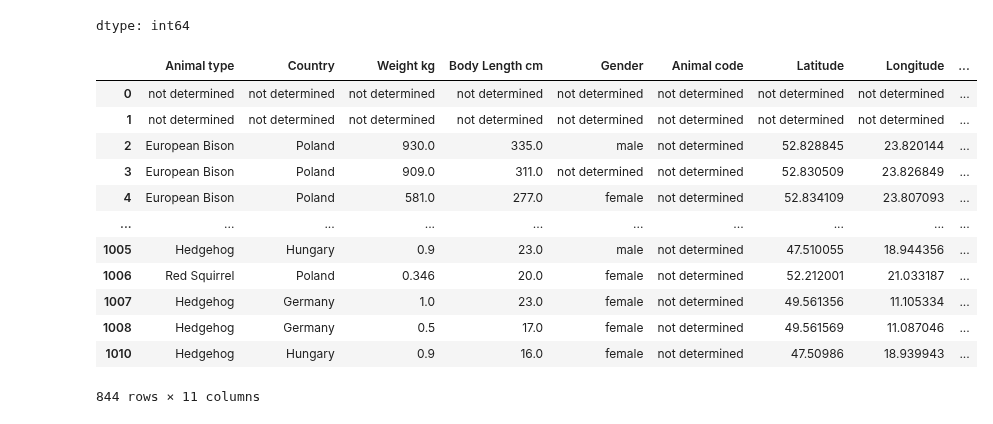
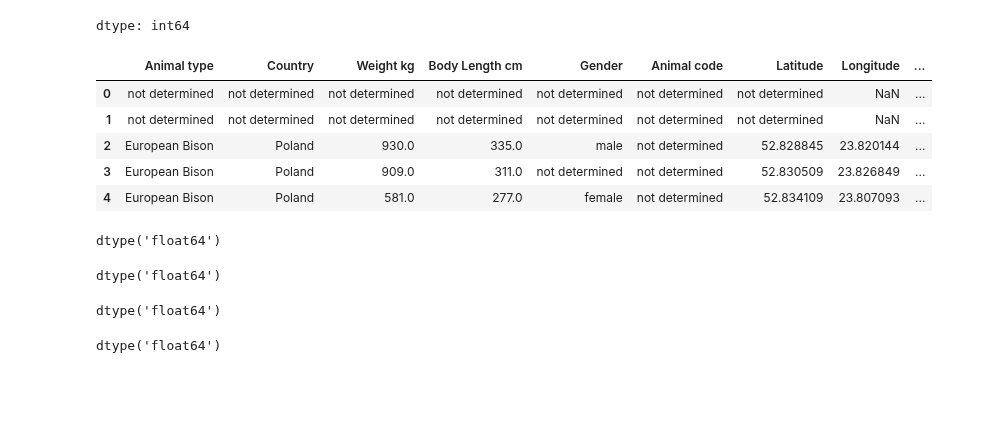
Before and after one commit to juanalvarez2491-web/Entregables-BIT-JuanCarlosAlvarezOchoa, a Jupyter notebook: Actividad_2_Limpieza_y_análisis_de_datos_con_Pandas_+_NumPy.ipynb, the cells around one changed output. Saved outputs shown, nothing was run; the diff lists cells and outputs as text; code cells hidden in the pictures; blank space fills up the shorter version.

```diff
--- a/Actividad_2_Limpieza_y_análisis_de_datos_con_Pandas_+_NumPy.ipynb
+++ b/Actividad_2_Limpieza_y_análisis_de_datos_con_Pandas_+_NumPy.ipynb
@@ -443,18 +443,47 @@ df["Body Length cm"] = df["Body Length cm"].fillna("not determined")
 # %%
 df["Animal code"] = df["Animal code"].fillna("not determined")
 # %%
-df.head(850)
+df.head()
 # %% [output]
 |  | Animal type | Country | Weight kg | Body Length cm | Gender | Animal code | Latitude | Longitude | ... |
-| 0 | not determined | not determined | not determined | not determined | not determined | not determined | not determined | not determined | ... |
-| 1 | not determined | not determined | not determined | not determined | not determined | not determined | not determined | not determined | ... |
+| 0 | not determined | not determined | not determined | not determined | not determined | not determined | not determined | NaN | ... |
+| 1 | not determined | not determined | not determined | not determined | not determined | not determined | not determined | NaN | ... |
 | 2 | European Bison | Poland | 930.0 | 335.0 | male | not determined | 52.828845 | 23.820144 | ... |
 | 3 | European Bison | Poland | 909.0 | 311.0 | not determined | not determined | 52.830509 | 23.826849 | ... |
 | 4 | European Bison | Poland | 581.0 | 277.0 | female | not determined | 52.834109 | 23.807093 | ... |
-| ... | ... | ... | ... | ... | ... | ... | ... | ... | ... |
-| 1005 | Hedgehog | Hungary | 0.9 | 23.0 | male | not determined | 47.510055 | 18.944356 | ... |
-| 1006 | Red Squirrel | Poland | 0.346 | 20.0 | female | not determined | 52.212001 | 21.033187 | ... |
-| 1007 | Hedgehog | Germany | 1.0 | 23.0 | female | not determined | 49.561356 | 11.105334 | ... |
-| 1008 | Hedgehog | Germany | 0.5 | 17.0 | female | not determined | 49.561569 | 11.087046 | ... |
-| 1010 | Hedgehog | Hungary | 0.9 | 16.0 | female | not determined | 47.50986 | 18.939943 | ... |
-844 rows × 11 columns
+# %%
+df["Weight kg"] = pd.to_numeric(
+    df["Weight kg"],
+    errors="coerce"
+)
+
+df["Weight kg"].dtype
+# %% [output]
+dtype('float64')
+# %%
+df["Body Length cm"] = pd.to_numeric(
+    df["Body Length cm"],
+    errors="coerce"
+)
+
+df["Body Length cm"].dtype
+# %% [output]
+dtype('float64')
+# %%
+df["Latitude"] = pd.to_numeric(
+    df["Latitude"],
+    errors="coerce"
+)
+
+df["Latitude"].dtype
+# %% [output]
+dtype('float64')
+# %%
+df["Longitude"] = pd.to_numeric(
+    df["Longitude"],
+    errors="coerce"
+)
+
+df["Longitude"].dtype
+# %% [output]
+dtype('float64')
```
Also changed, not shown: parts of 2 cells of this notebook.
